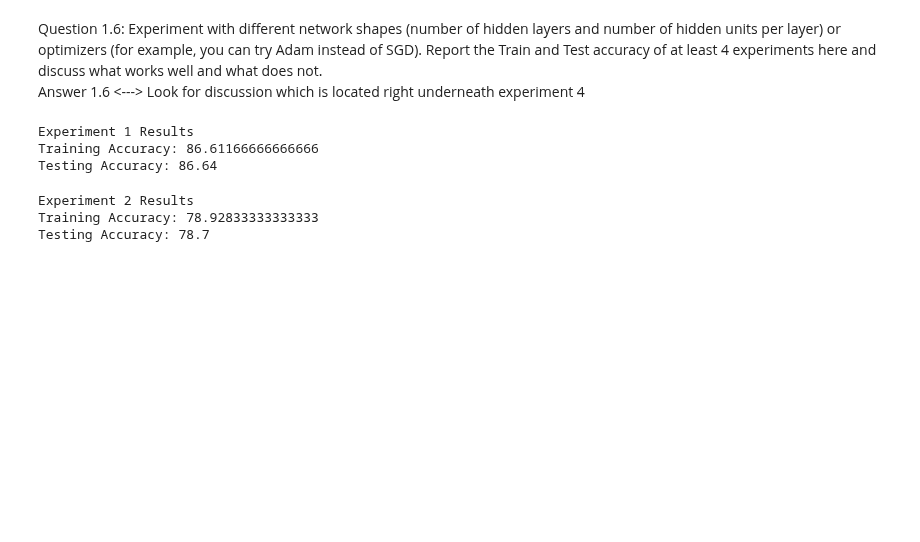
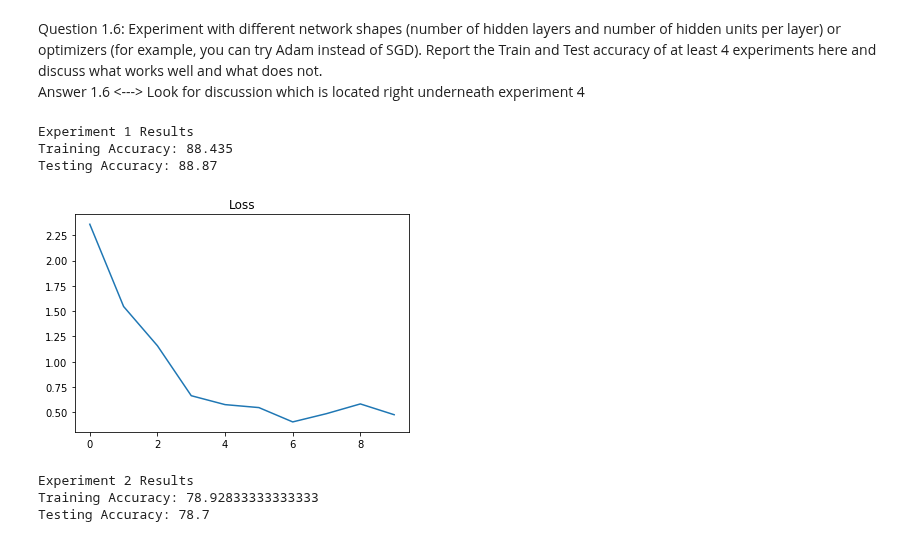
Before and after one commit to Azwadd/CS_59866, a Jupyter notebook: Homeworks/Homework 4/HW04.ipynb, the cells around one changed output. Saved outputs shown, nothing was run; the diff lists cells and outputs as text; code cells hidden in the pictures; blank space fills up the shorter version.

```diff
--- a/Homeworks/Homework 4/HW04.ipynb
+++ b/Homeworks/Homework 4/HW04.ipynb
@@ -265,15 +293,19 @@ Answer 1.6 <---> Look for discussion which is located right underneath experimen
 # %%
 # Experiment 1 - For this experiment we will more hidden_units than the original nn model and the same hidden_layers
 # Since we have the hidden_units parameter in SimpleNeuralNet we can input the parameter for a different network shape
 nn_1 = SimpleNeuralNet(30)
-train(nn_1, 1, train_loader, 100, torch.optim.SGD(nn_1.parameters(), lr=1e-1), F.nll_loss)
+error = train(nn_1, 1, train_loader, 100, torch.optim.SGD(nn_1.parameters(), lr=1e-2), F.nll_loss)
 print("Experiment 1 Results")
 print("Training Accuracy:", classifier(nn_1, train_loader))
 print("Testing Accuracy:", classifier(nn_1, test_loader))
+plt.plot(error)
+plt.title("Loss")
+plt.show()
 # %% [output]
 Experiment 1 Results
-Training Accuracy: 86.61166666666666
-Testing Accuracy: 86.64
+Training Accuracy: 88.435
+Testing Accuracy: 88.87
+[figure, added]
 # %%
 # Experiment 2 - For this experiment we will use less hidden_units than the original nn model and the same hidden_layers
 # Since we have the hidden_units parameter in SimpleNeuralNet we can input the parameter for a different network shape
```
Also changed, not shown: parts of 10 cells of this notebook, 1 other file.
